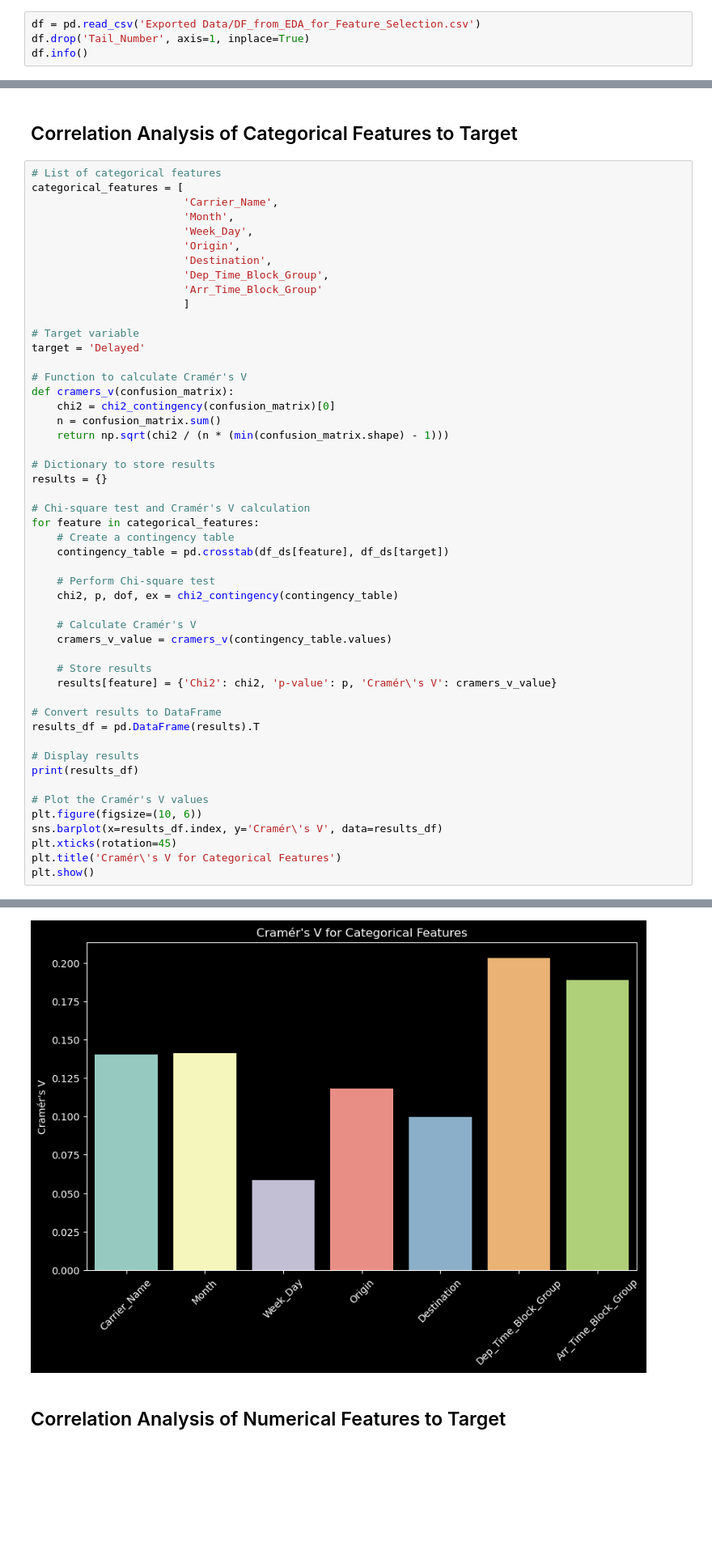
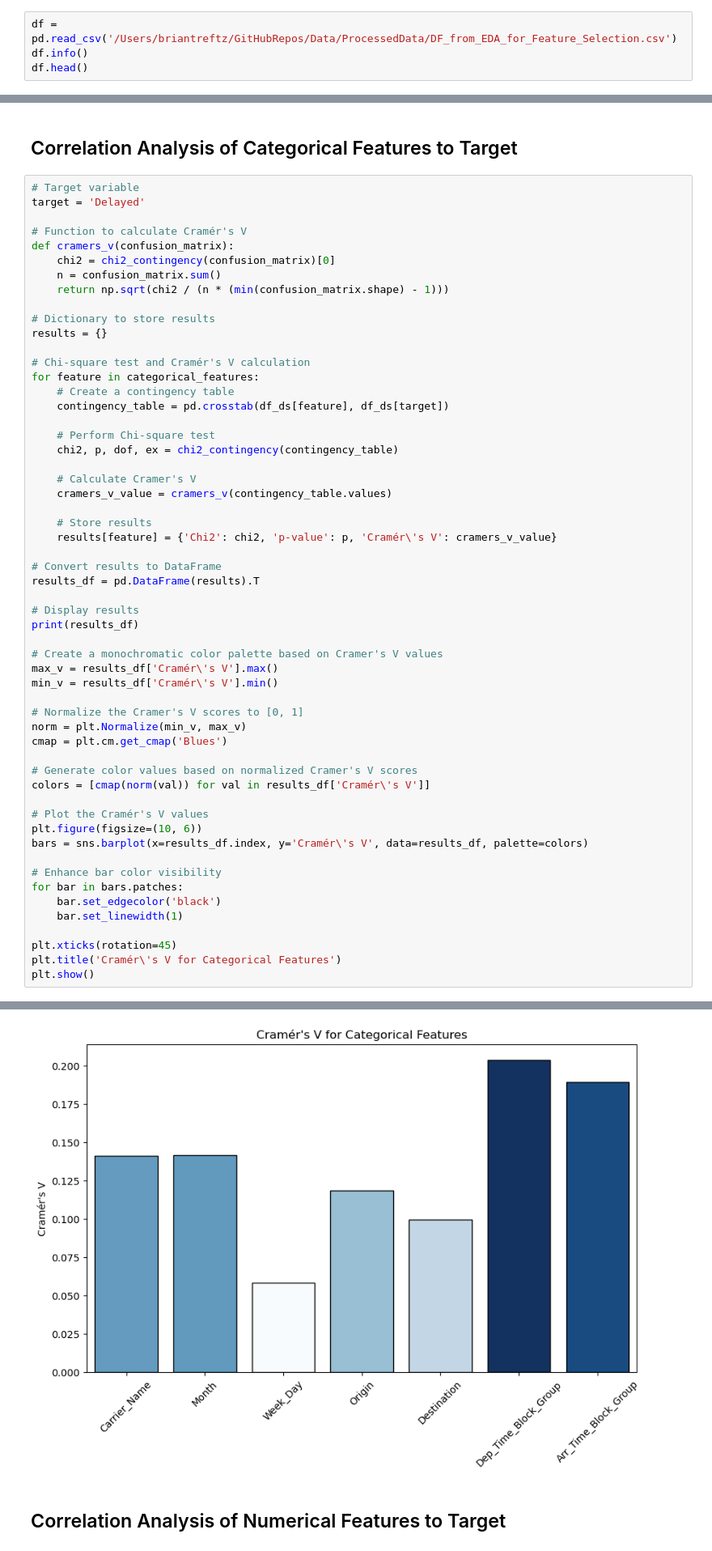
Before and after one commit to B-Treftz/Flight_Status_Predictor, a Jupyter notebook: 2_Feature_Selection/Feature_Selection_Brian.ipynb, the cells around one changed output, grey strips where cells are left out. Shown at 81% size. Drawn from its saved outputs; the diff is of its cells as text; blank space fills up the shorter version.

```diff
--- a/2_Feature_Selection/Feature_Selection_Brian.ipynb
+++ b/2_Feature_Selection/Feature_Selection_Brian.ipynb
@@ -29,7 +20,7 @@ Num GPUs Available:  1
 # %%
-df = pd.read_csv('Exported Data/DF_from_EDA_for_Feature_Selection.csv')
-df.drop('Tail_Number', axis=1, inplace=True)
+df = pd.read_csv('/Users/briantreftz/GitHubRepos/Data/ProcessedData/DF_from_EDA_for_Feature_Selection.csv')
 df.info()
+df.head()
 # %% [output]
 <class 'pandas.core.frame.DataFrame'>
 RangeIndex: 6777978 entries, 0 to 6777977
@@ -105,17 +102,6 @@ dtype: int64
 # %% [markdown]
 ## Correlation Analysis of Categorical Features to Target
 # %%
-# List of categorical features
-categorical_features = [
-                        'Carrier_Name',
-                        'Month',
-                        'Week_Day',
-                        'Origin',
-                        'Destination',
-                        'Dep_Time_Block_Group',
-                        'Arr_Time_Block_Group'
-                        ]
-
 # Target variable
 target = 'Delayed'
 
@@ -136,7 +122,7 @@ for feature in categorical_features:
     # Perform Chi-square test
     chi2, p, dof, ex = chi2_contingency(contingency_table)
 
-    # Calculate Cramér's V
+    # Calculate Cramer's V
     cramers_v_value = cramers_v(contingency_table.values)
 
     # Store results
@@ -148,9 +134,26 @@ results_df = pd.DataFrame(results).T
 # Display results
 print(results_df)
 
+# Create a monochromatic color palette based on Cramer's V values
+max_v = results_df['Cramér\'s V'].max()
+min_v = results_df['Cramér\'s V'].min()
+
+# Normalize the Cramer's V scores to [0, 1]
+norm = plt.Normalize(min_v, max_v)
+cmap = plt.cm.get_cmap('Blues')
+
+# Generate color values based on normalized Cramer's V scores
+colors = [cmap(norm(val)) for val in results_df['Cramér\'s V']]
+
 # Plot the Cramér's V values
 plt.figure(figsize=(10, 6))
-sns.barplot(x=results_df.index, y='Cramér\'s V', data=results_df)
+bars = sns.barplot(x=results_df.index, y='Cramér\'s V', data=results_df, palette=colors)
+
+# Enhance bar color visibility
+for bar in bars.patches:
+    bar.set_edgecolor('black')
+    bar.set_linewidth(1)
+
 plt.xticks(rotation=45)
 plt.title('Cramér\'s V for Categorical Features')
 plt.show()
@@ -166,4 +169,4 @@ Arr_Time_Block_Group   97816.330879      0.0    0.188843
-[figure, old version]
+[figure, new version]
 # %% [markdown]
 ## Correlation Analysis of Numerical Features to Target
 # %%
```
Also changed, not shown: parts of 6 cells of this notebook, 3 other files.
